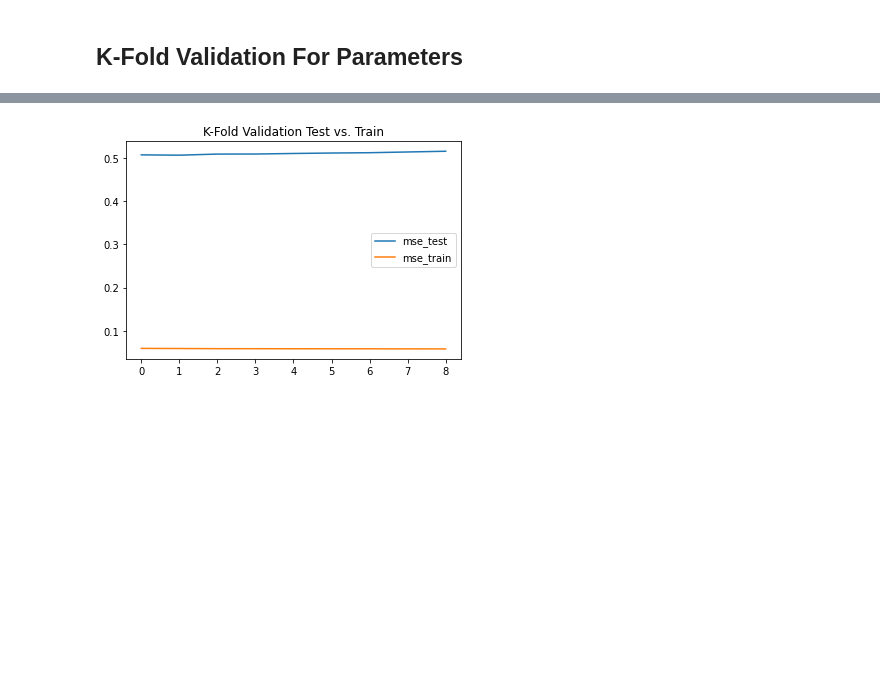
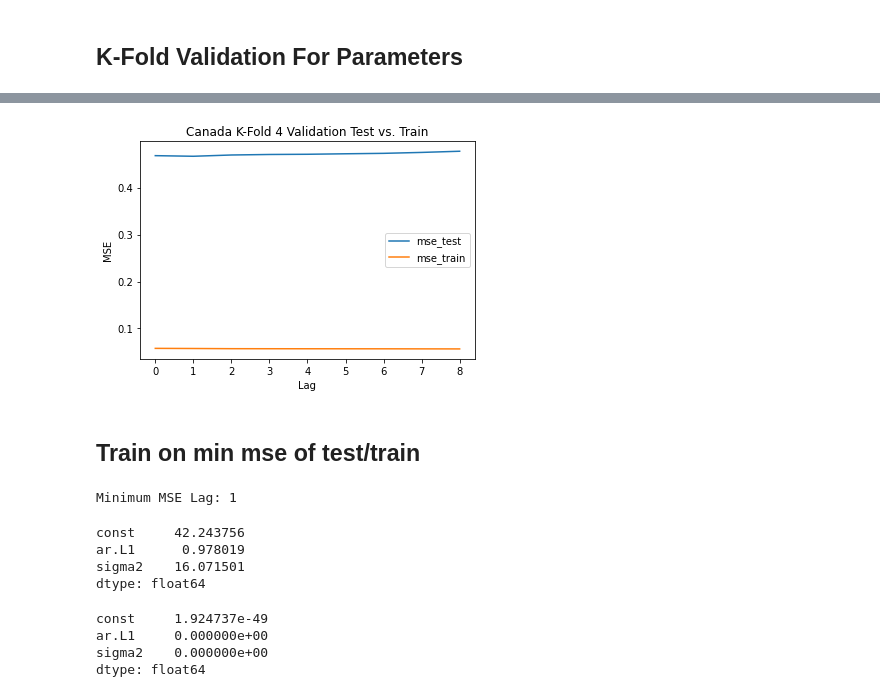
Before and after one commit to whistlepark/cogs109_final, a Jupyter notebook: Notebooks/Train-v2.ipynb, the cells around one changed output, grey strips where cells are left out. Saved outputs shown, nothing was run; the diff lists cells and outputs as text; code cells hidden in the pictures; blank space fills up the shorter version.

```diff
--- a/Notebooks/Train-v2.ipynb
+++ b/Notebooks/Train-v2.ipynb
@@ -217,2 +197,0 @@ arm.fittedvalues
-# %%
-f = arm.forecast(25)
@@ -218,0 +200,6 @@ f = arm.forecast(25)
+# %%
+min_test_mse = np.argmin([x[0] for x in mse_k])
+print(f'Minimum MSE Lag: {min_test_mse}')
+model = ARIMA(train,order=(min_test_mse,0,0)).fit()
+
+model.params
@@ -218,0 +225,4 @@ f = arm.forecast(25)
+# %%
+# Using train from split of last iteration
+yhat = model.predict()
+forecast = model.predict(test.index.values[0],test.index.values[-1])
@@ -301,8 +322,8 @@ plt.savefig('./Images/Canada/ca_mse_trainonly.jpeg')
 # %% [markdown]
 ## K-Fold Validation For Parameters
 # %%
-n-split= 3
-tscv = TimeSeriesSplit(n_splits=n-split)
+n_split= 4
+tscv = TimeSeriesSplit(n_splits=n_split)
 mse_k = []
 for i in range(1,10):
     mse_test = []
@@ -338,12 +359,31 @@ plt.savefig(f'./Images/Canada/ca_kfold{n-split}_train.jpeg')
 # %%
 plt.plot([x[0] for x in mse_k],label='mse_test')
 plt.plot([x[1] for x in mse_k],label='mse_train')
-plt.title(f'Canada K-Fold {n-split} Validation Test vs. Train')
+plt.title(f'Canada K-Fold {n_split} Validation Test vs. Train')
 plt.xlabel('Lag')
 plt.ylabel('MSE')
 plt.legend(loc='best')
-plt.savefig(f'./Images/Canada/ca_kfold{n-split}_test_train.jpeg')
+plt.savefig(f'./Images/Canada/ca_kfold{n_split}_test_train.jpeg')
 # %% [output]
-[figure, old version]
+[figure, new version]
+# %% [markdown]
+## Train on min mse of test/train
+# %%
+min_test_mse = np.argmin([x[0] for x in mse_k])
+print(f'Minimum MSE Lag: {min_test_mse}')
+model = ARIMA(train,order=(min_test_mse,0,0)).fit()
+
+model.params
+# %% [output]
+Minimum MSE Lag: 1
+const     42.243756
+ar.L1      0.978019
+sigma2    16.071501
+dtype: float64
 # %%
-arm.pvalues
+model.pvalues
+# %% [output]
+const     1.924737e-49
+ar.L1     0.000000e+00
+sigma2    0.000000e+00
+dtype: float64
```
Also changed, not shown: parts of 21 cells of this notebook, 18 other files.
